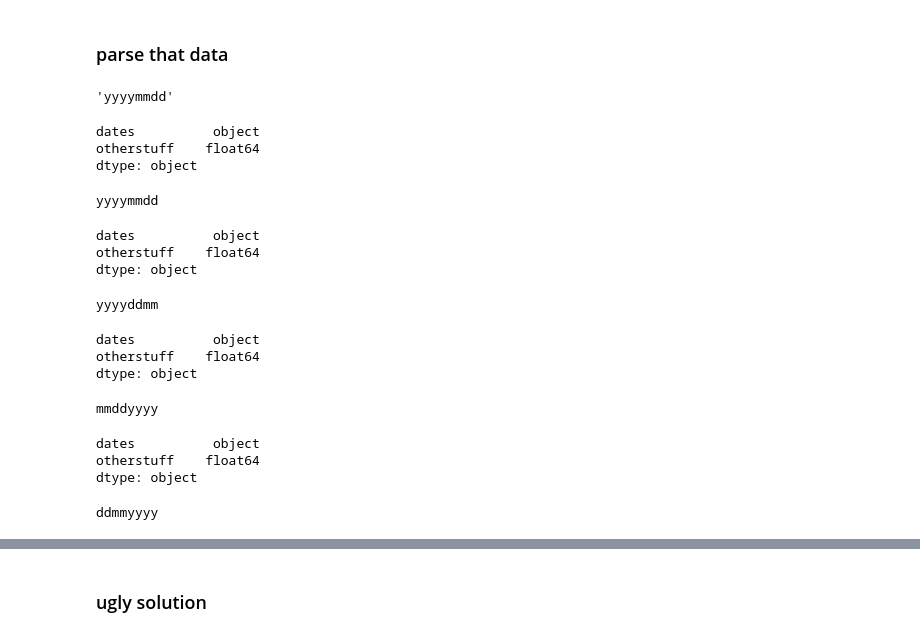
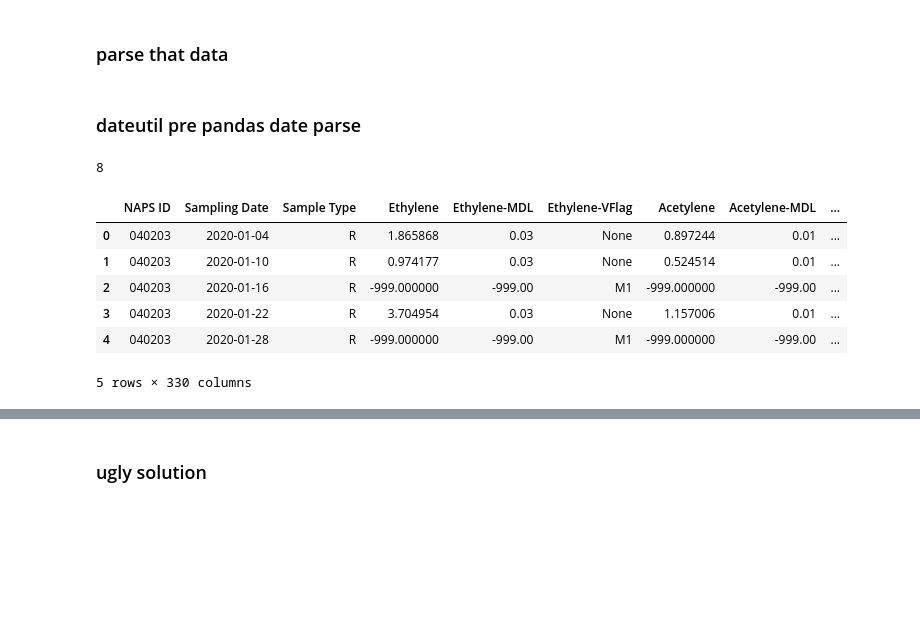
Before and after one commit to KevinCarr42/date_time_parsing, a Jupyter notebook: parse_dates.ipynb, the cells around one changed output, grey strips where cells are left out. Saved outputs shown, nothing was run; the diff lists cells and outputs as text; code cells hidden in the pictures; blank space fills up the shorter version.

Commit message:
dateutil method is mostly working, but lots of edge cases

```diff
--- a/parse_dates.ipynb
+++ b/parse_dates.ipynb
@@ -22,30 +22,11 @@ for name, datetype in date_formats.items():
         df.to_excel(writer, index=False)
 # %% [markdown]
 ### parse that data
-# %%
-list(date_formats.keys())[0]
-# %% [output]
-'yyyymmdd'
 # %%
 dfs_csv = dict()
 for datetype in date_formats:
     dfs_csv[datetype] = pd.read_csv(f'data/{datetype}.csv')
-    display(dfs_csv[datetype].dtypes)
-    print(datetype)
+    # display(dfs_csv[datetype].dtypes)
+    # print(datetype)
-# %% [output]
-dates          object
-otherstuff    float64
-dtype: object
-yyyymmdd
-dates          object
-otherstuff    float64
-dtype: object
-yyyyddmm
-dates          object
-otherstuff    float64
-dtype: object
-mmddyyyy
-dates          object
-otherstuff    float64
-dtype: object
-ddmmyyyy
+# %% [markdown]
+### dateutil pre pandas date parse
@@ -51,0 +194,14 @@ ddmmyyyy
+# %%
+how_many_xlsx_rows_to_skip('data/2020/S040203_VOC_2020_EN.xlsx', 'Sampling Date')
+# %% [output]
+8
+# %%
+xlsx_to_pandas('data/2020/S040203_VOC_2020_EN.xlsx', 'Sampling Date').head()
+# %% [output]
+|  | NAPS ID | Sampling Date | Sample Type | Ethylene | Ethylene-MDL | Ethylene-VFlag | Acetylene | Acetylene-MDL | ... |
+| 0 | 040203 | 2020-01-04 | R | 1.865868 | 0.03 | None | 0.897244 | 0.01 | ... |
+| 1 | 040203 | 2020-01-10 | R | 0.974177 | 0.03 | None | 0.524514 | 0.01 | ... |
+| 2 | 040203 | 2020-01-16 | R | -999.000000 | -999.00 | M1 | -999.000000 | -999.00 | ... |
+| 3 | 040203 | 2020-01-22 | R | 3.704954 | 0.03 | None | 1.157006 | 0.01 | ... |
+| 4 | 040203 | 2020-01-28 | R | -999.000000 | -999.00 | M1 | -999.000000 | -999.00 | ... |
+5 rows × 330 columns
```
Also changed, not shown: parts of 8 cells of this notebook, 8 other files.
